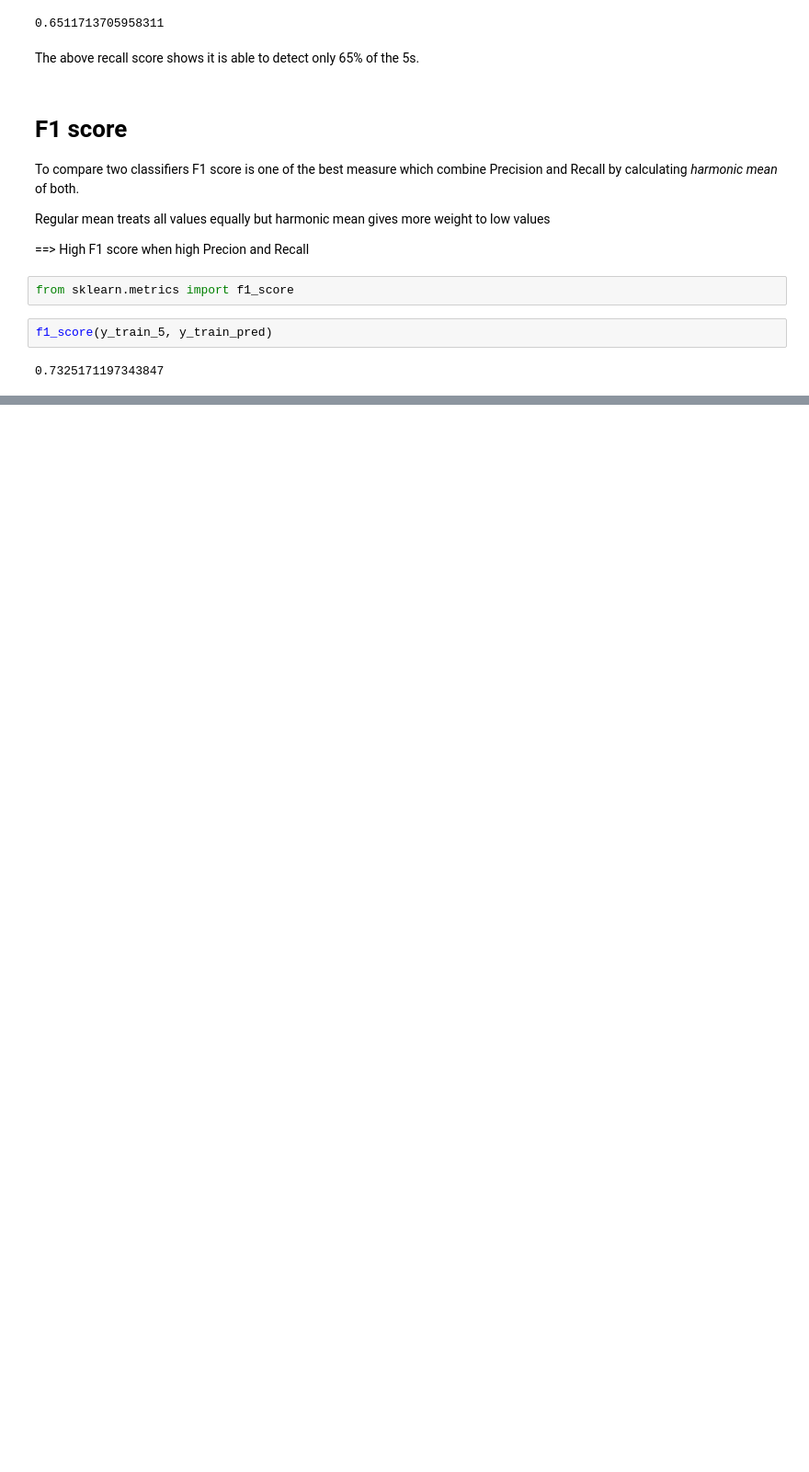
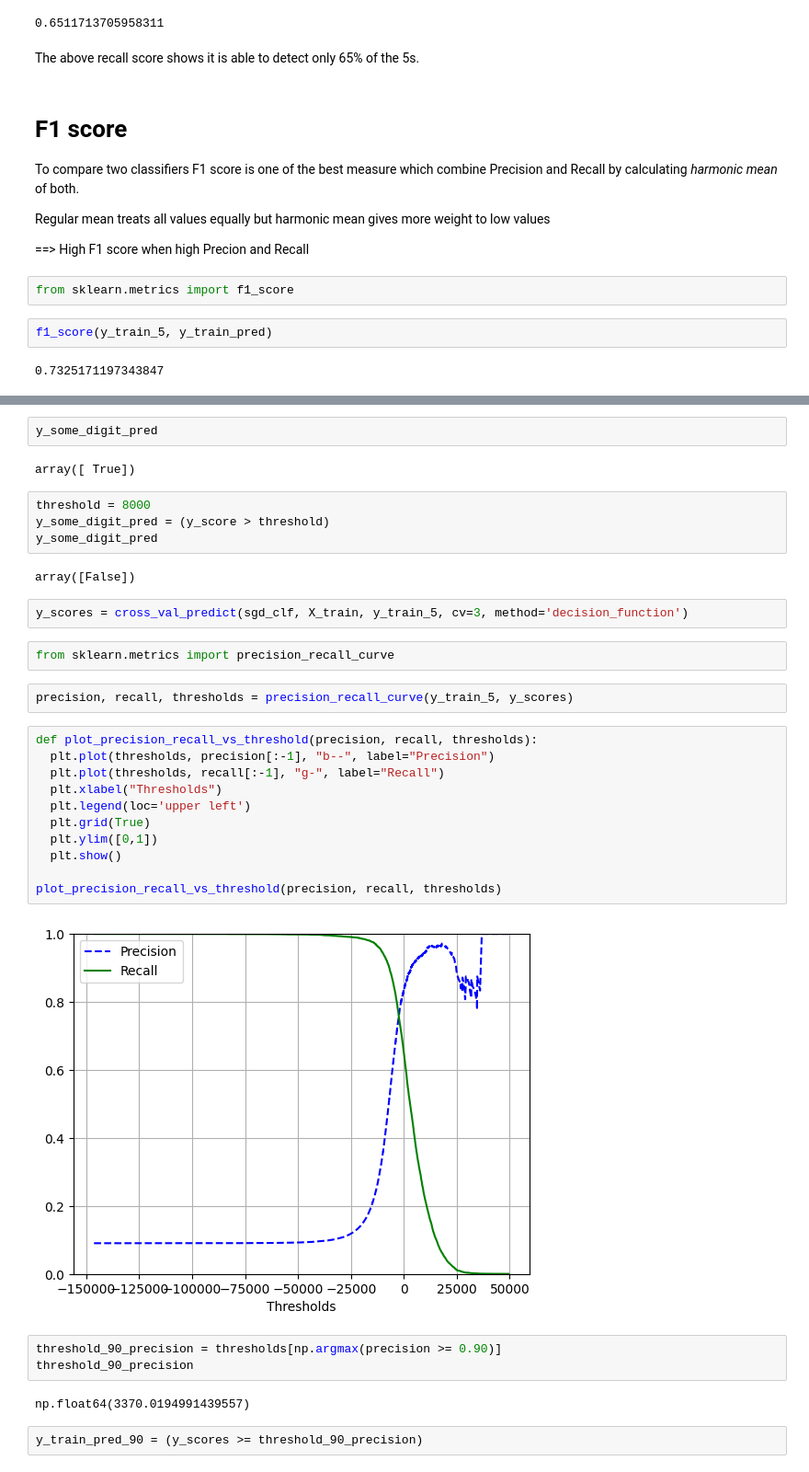
Before and after one commit to a2r4vind/Machine-Learning-Models, a Jupyter notebook: MNIST.ipynb, the cells around one changed output, grey strips where cells are left out. Shown at 92% size. Drawn from its saved outputs; the diff is of its cells as text; blank space fills up the shorter version.

Commit message:
learnt about Precision-Recall trade off. Then plotted Precision-Recall curve then also plotted ROC curve and also calculated ROC-AUC.

```diff
--- a/MNIST.ipynb
+++ b/MNIST.ipynb
@@ -288,0 +298,36 @@ f1_score(y_train_5, y_train_pred)
+# %%
+y_some_digit_pred
+# %% [output]
+array([ True])
+# %%
+threshold = 8000
+y_some_digit_pred = (y_score > threshold)
+y_some_digit_pred
+# %% [output]
+array([False])
+# %%
+y_scores = cross_val_predict(sgd_clf, X_train, y_train_5, cv=3, method='decision_function')
+# %%
+from sklearn.metrics import precision_recall_curve
+# %%
+precision, recall, thresholds = precision_recall_curve(y_train_5, y_scores)
+# %%
+def plot_precision_recall_vs_threshold(precision, recall, thresholds):
+  plt.plot(thresholds, precision[:-1], "b--", label="Precision")
+  plt.plot(thresholds, recall[:-1], "g-", label="Recall")
+  plt.xlabel("Thresholds")
+  plt.legend(loc='upper left')
+  plt.grid(True)
+  plt.ylim([0,1])
+  plt.show()
+
+plot_precision_recall_vs_threshold(precision, recall, thresholds)
+# %% [output]
+[figure, added]
+# %%
+threshold_90_precision = thresholds[np.argmax(precision >= 0.90)]
+threshold_90_precision
+# %% [output]
+np.float64(3370.0194991439557)
+# %%
+y_train_pred_90 = (y_scores >= threshold_90_precision)
```
Also changed, not shown: parts of 12 cells of this notebook.
